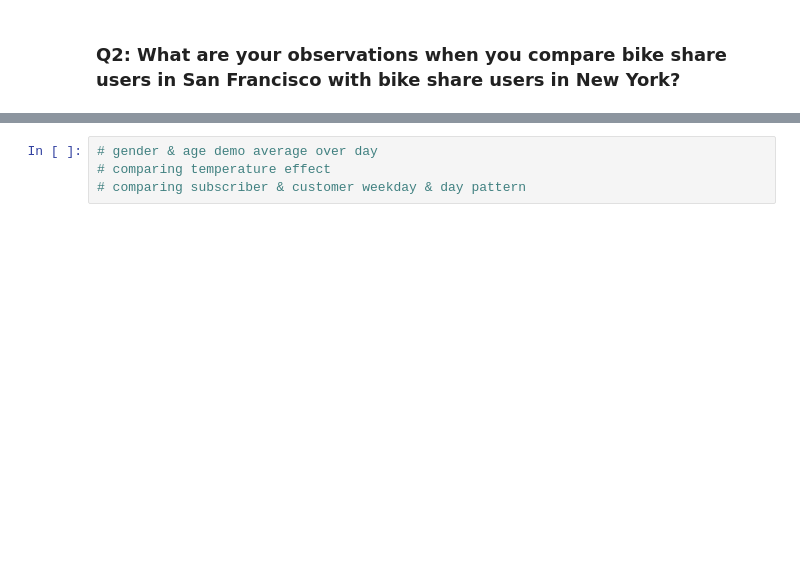
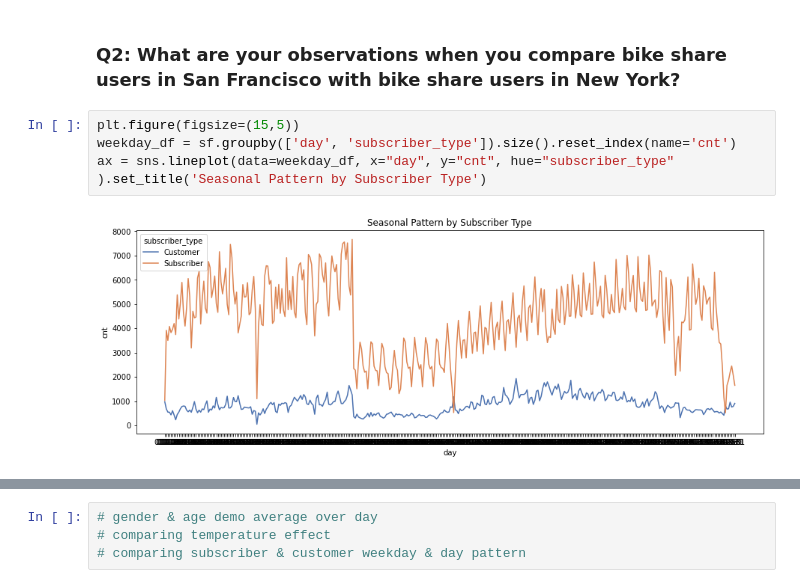
Before and after one commit to amanda8412383/bike_share, a Jupyter notebook: task 2.ipynb, the cells around one changed output, grey strips where cells are left out. Cells and saved outputs as stored; diff of their text form; blank space fills up the shorter version.

```diff
--- a/task 2.ipynb
+++ b/task 2.ipynb
@@ -50,2 +65,8 @@ sf = (
 # %% [markdown]
 ### Q2: What are your observations when you compare bike share users in San Francisco with bike share users in New York?
+# %%
+plt.figure(figsize=(15,5))
+weekday_df = sf.groupby(['day', 'subscriber_type']).size().reset_index(name='cnt')
+ax = sns.lineplot(data=weekday_df, x="day", y="cnt", hue="subscriber_type" ).set_title('Seasonal Pattern by Subscriber Type')
+# %% [output]
+[figure, added]
```
Also changed, not shown: parts of 9 cells of this notebook, 3 other files.
